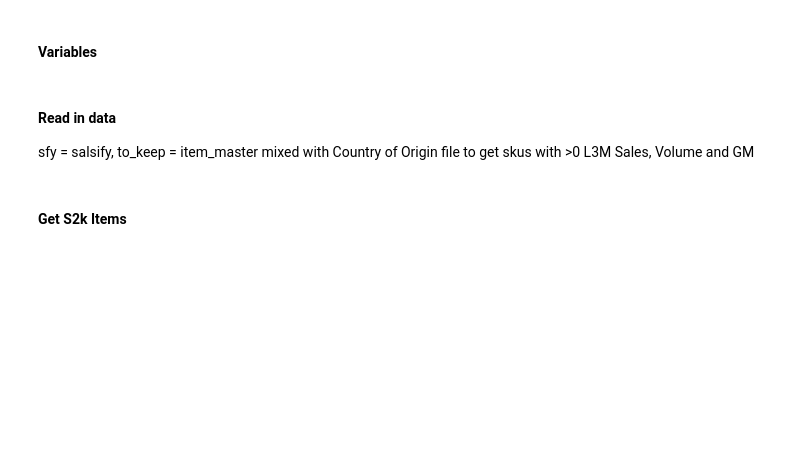
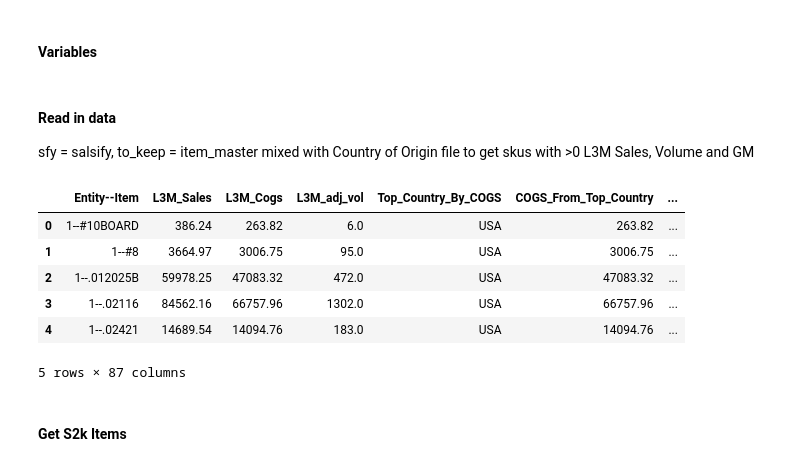
Before and after one commit to shanmu9898/ImperialDadeCategoryManagement, a Jupyter notebook: Pipeline Notebooks/01_Taxonomy.ipynb, the cells around one changed output. Cells and saved outputs as stored; diff of their text form; code cells hidden in the pictures; blank space fills up the shorter version.

```diff
--- a/Pipeline Notebooks/01_Taxonomy.ipynb
+++ b/Pipeline Notebooks/01_Taxonomy.ipynb
@@ -37,12 +36,21 @@ sfy = salsify, to_keep = item_master mixed with Country of Origin file to get sk
 # %%
 #Read in files, define variables.
 sfy = pd.read_excel(f"{ip_path}All Salsify Items.xlsx", sheet_name='in', skiprows=1)
-to_keep = pd.read_csv(f"{OP_PATH}keep_list_05.27.2025.csv")
-#rebates = pd.read_excel(f"{ip_path}2024 Top 250 Incremental and % Gross 2024-12-12 With MBR.xlsx", sheet_name='% of Gross', header = 2)
+to_keep = pd.read_excel(f"{ip_path_cat}Cups Sales Data L6M Feb-Jul.xlsx")
 # %%
 # Create Entity--Item column for cluster and sfy dataframes
 sfy['Entity--Item'] = '1--'+sfy['S2K Item Number'].astype(str).str.strip().str.upper()
 im_grp = to_keep.copy()
+# %%
+im_grp.head()
+# %% [output]
+|  | Entity--Item | L3M_Sales | L3M_Cogs | L3M_adj_vol | Top_Country_By_COGS | COGS_From_Top_Country | ... |
+| 0 | 1--#10BOARD | 386.24 | 263.82 | 6.0 | USA | 263.82 | ... |
+| 1 | 1--#8 | 3664.97 | 3006.75 | 95.0 | USA | 3006.75 | ... |
+| 2 | 1--.012025B | 59978.25 | 47083.32 | 472.0 | USA | 47083.32 | ... |
+| 3 | 1--.02116 | 84562.16 | 66757.96 | 1302.0 | USA | 66757.96 | ... |
+| 4 | 1--.02421 | 14689.54 | 14094.76 | 183.0 | USA | 14094.76 | ... |
+5 rows × 87 columns
 # %% [markdown]
 #### Get S2k Items
 # %%
```
Also changed, not shown: parts of 3 cells of this notebook, 14 other files.
